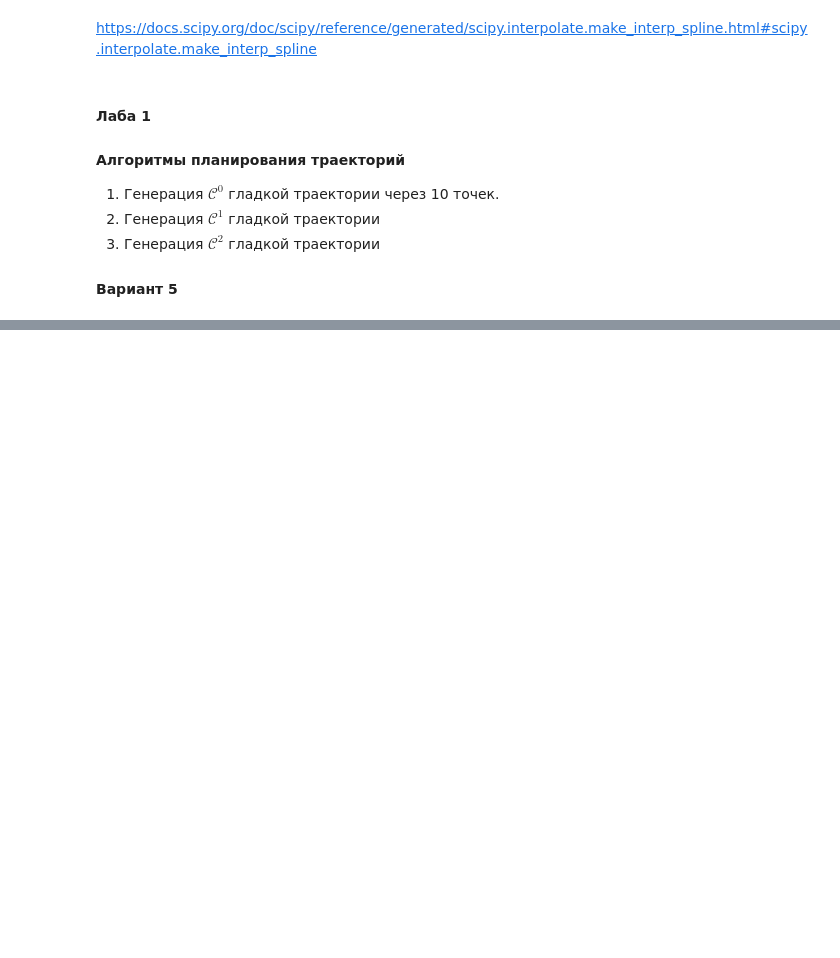
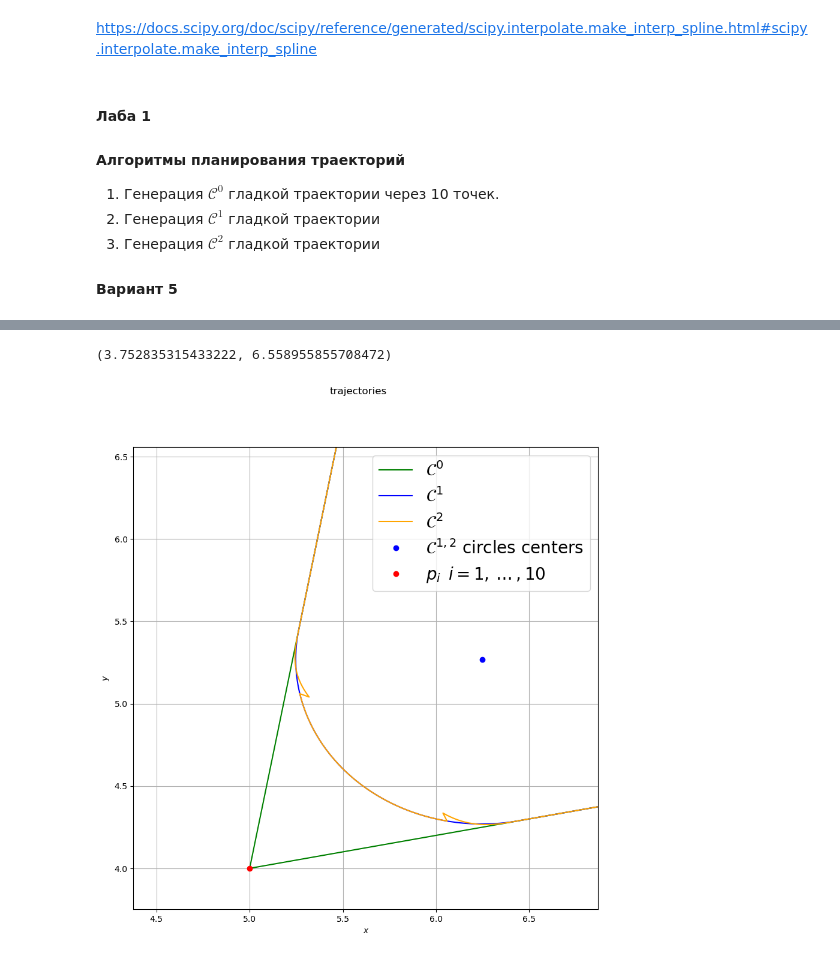
Before and after one commit to dvogureckiy99/TPandC, a Jupyter notebook: lab1_standart.ipynb, the cells around one changed output, grey strips where cells are left out. Saved outputs shown, nothing was run; the diff lists cells and outputs as text; code cells hidden in the pictures; blank space fills up the shorter version.

Commit message:
added C^2 generating, but there is yet need for moving centers of circles for aligning with cubic parabola

```diff
--- a/lab1_standart.ipynb
+++ b/lab1_standart.ipynb
@@ -291,0 +444,30 @@ Text(0, 0.5, 'Curvature $|\\xi|,[1/m]$')
+# %%
+fig, ax = plt.subplots(1,1,figsize = (10,10))
+ax = [ax, 1]
+labels = ['$\mathcal{C}^0$','$\mathcal{C}^1$','$\mathcal{C}^2$']
+colours = ['g','b','orange']
+for i in range(len(pplan)):
+    ax[0].plot(data_rx[i][:], data_ry[i][:],"-",label=labels[i],color=colours[i])
+# ax[0].plot(data_rx[2][:round(len(s))], data_ry[2][:round(len(s))],"-b")
+
+ax[0].plot(pplan[1].p_c0[0],pplan[1].p_c0[1],'ob',label='$\mathcal{C}^{1,2}$ circles centers')
+ax[0].plot(gx, gy, "or", label='$p_{i}\,\,\,i=1,\dots,10$')
+
+ax[0].annotate(rf'$[x(0),y(0)]$',
+                  xy=(gx[0],gy[0]),
+                  xytext=(gx[0]+3,gy[0]-2),
+                  size=20, va="center", ha="center",
+                  bbox=dict(boxstyle="round4", fc="w"),
+                  arrowprops=dict(arrowstyle="-|>",mutation_scale=25,
+                                  connectionstyle="arc3,rad=-0.2", fc="w"))
+fig.suptitle("trajectories")
+ax[0].set_xlabel("$x$")
+ax[0].set_ylabel("$y$")
+ax[0].grid(True)
+ax[0].legend(fontsize="20",loc='upper right')
+k=0.5
+ax[0].set_xlim([gx[1] - abs(pplan[1].p_c0[0][0]-gx[1])*k, pplan[1].p_c0[0][0] + abs(pplan[1].p_c0[0][0]-gx[1])*k])
+ax[0].set_ylim([gx[1] - abs(pplan[1].p_c0[0][0]-gx[1])*2*k, pplan[1].p_c0[0][0] + abs(pplan[1].p_c0[0][0]-gx[1])*k/2])
+# %% [output]
+(3.752835315433222, 6.558955855708472)
+[figure, added]
```
Also changed, not shown: parts of 4 cells of this notebook, 1 other file.
